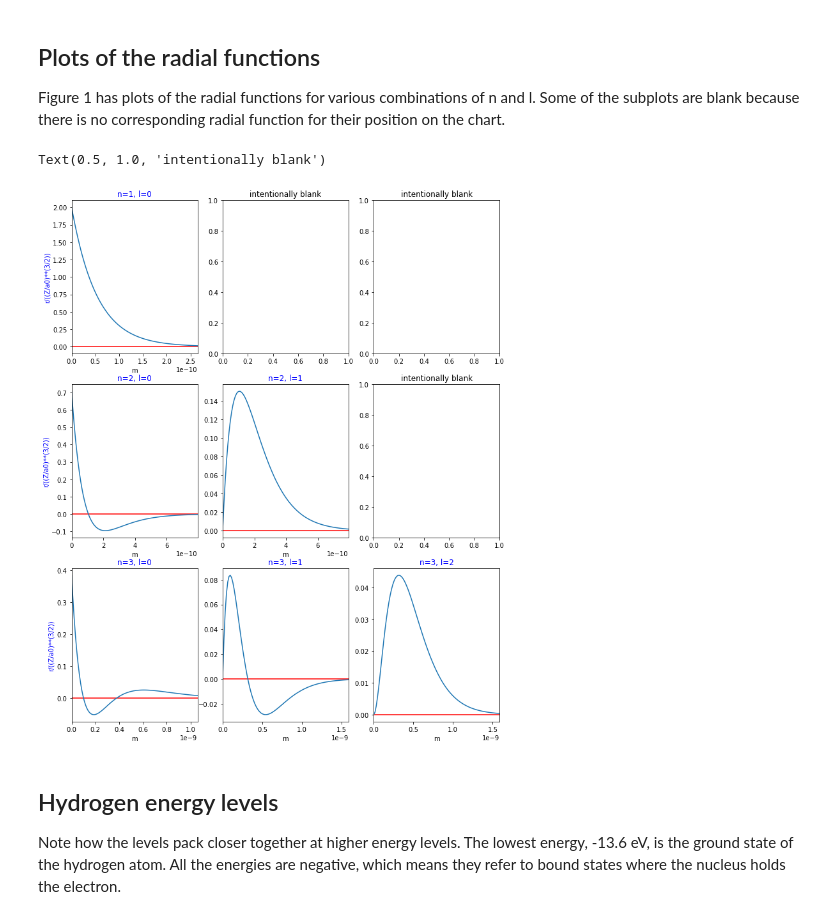
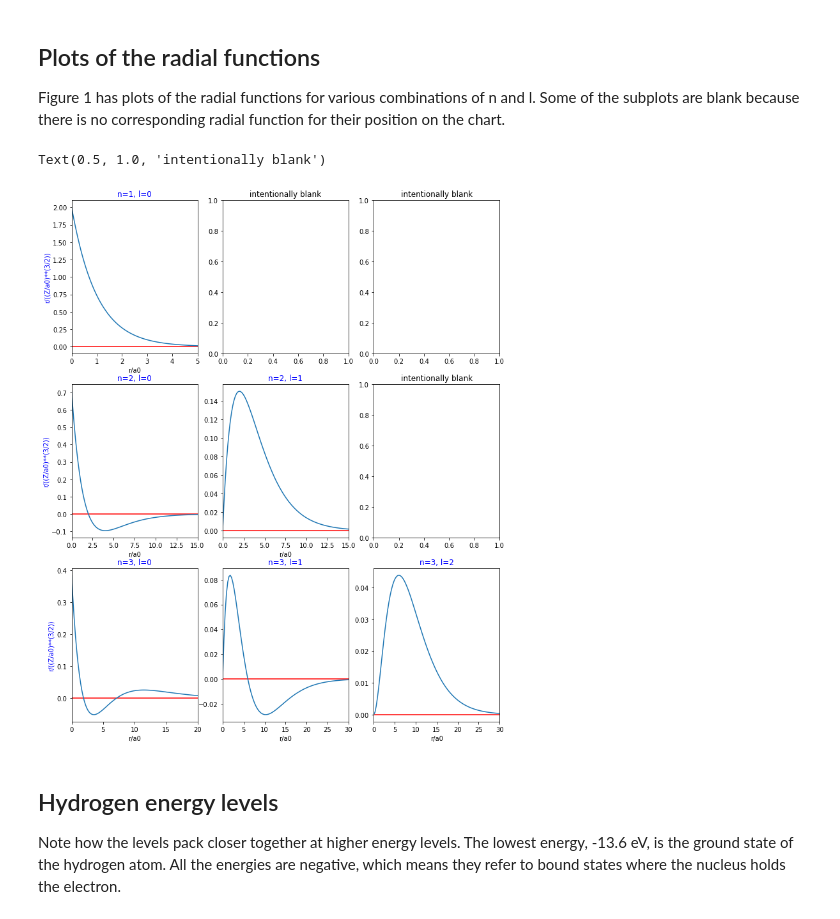
Before and after one commit to akey7/basic-quantum-models, a Jupyter notebook: notebooks/hydrogenic_atom.ipynb, the cells around one changed output. Saved outputs shown, nothing was run; the diff lists cells and outputs as text; code cells hidden in the pictures.

Commit message:
Update hydrogenic_atom.ipynb
Change the axis labels on which the radial distributions are plotted.

```diff
--- a/notebooks/hydrogenic_atom.ipynb
+++ b/notebooks/hydrogenic_atom.ipynb
@@ -175,6 +175,28 @@ class HydrogenicAtom:
         else:
             raise Exception(f'No equation for l={self.l} and ml={self.ml}')
 
+    def wavefunction(self, r, theta, phi):
+        """
+        Returns the value of the wavefunction at the given location.
+
+        Parameters
+        ----------
+        r: float
+            The r value, from 0 to infinity
+
+        theta: float
+            The theta value, from 0 to pi
+
+        phi: float
+            The phi value, from 0 to 2*pi
+
+        Returns
+        -------
+        complex
+            The complex value of the wavefunction.
+        """
+        return self.radial(r) * self.spherical_harmonic(theta, phi)
+
     def energy(self):
         """
         This calcuates the energy in Joules of the electron at the n level of this
@@ -261,37 +283,38 @@ fig, axs = plt.subplots(nrows=3, ncols=3, figsize=(12, 15))
 # Just so I can access instance variables in an instance to make the dictionary.
 ha = HydrogenicAtom()
 yscaler = (ha.z / ha.a0)**(3/2)
 
 parameters = [
     {'n': 1, 'l': 0, 'x_scaler': 5, 'yscaler':  yscaler },
     {'n': 2, 'l': 0, 'x_scaler': 15, 'yscaler': yscaler },
     {'n': 3, 'l': 0, 'x_scaler': 20, 'yscaler': yscaler },
     {'n': 2, 'l': 1, 'x_scaler': 15, 'yscaler': yscaler },
     {'n': 3, 'l': 1, 'x_scaler': 30, 'yscaler': yscaler },
     {'n': 3, 'l': 2, 'x_scaler': 30, 'yscaler': yscaler }
 ]
 
 for p in parameters:
     row = p['n'] - 1
     col = p['l']
     ha = HydrogenicAtom(n=p['n'], l=p['l'])
     xs = np.linspace(0, ha.a0 * p['x_scaler'], 100)
+    xs_labels = xs / ha.a0  # so that the x axis is labeled in units of a0
     ys = [ha.radial(r) / p['yscaler'] for r in xs]
     ax = axs[row, col]
     ax.set_title(f'n={p["n"]}, l={p["l"]}', color='b')
-    ax.set_xlim(min(xs), max(xs))
+    ax.set_xlim(min(xs_labels), max(xs_labels))
     if col == 0:
         ax.set_ylabel('r/((Z/a0)**(3/2))', color='b')
-    ax.set_xlabel(f'm')
+    ax.set_xlabel('r/a0')
     ax.axhline(0.0, color='r')
-    ax.plot(xs, ys)
+    ax.plot(xs_labels, ys)
 
 axs[0, 1].set_title('intentionally blank')
 axs[0, 2].set_title('intentionally blank')
 axs[1, 2].set_title('intentionally blank')
 # %% [output]
 Text(0.5, 1.0, 'intentionally blank')
-[figure, old version]
+[figure, new version]
 # %% [markdown]
 ## Hydrogen energy levels
 
```
